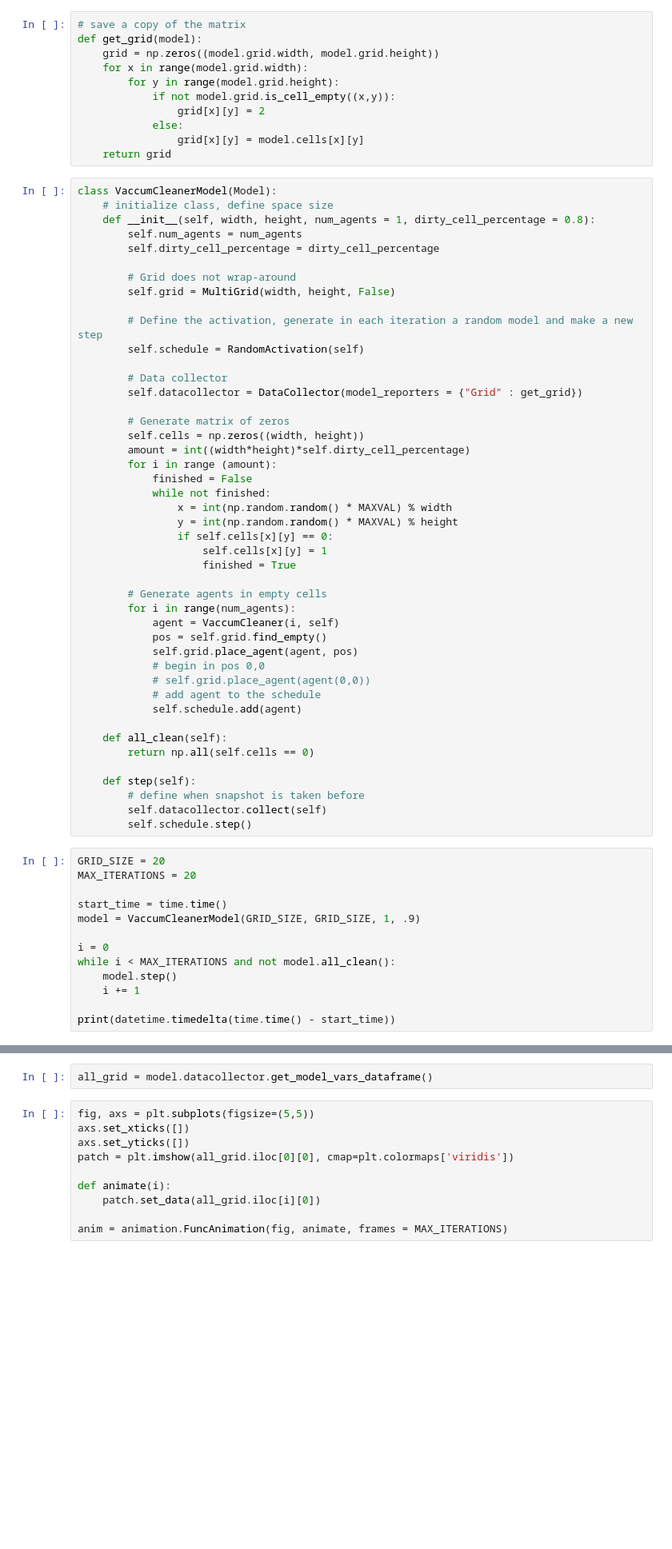
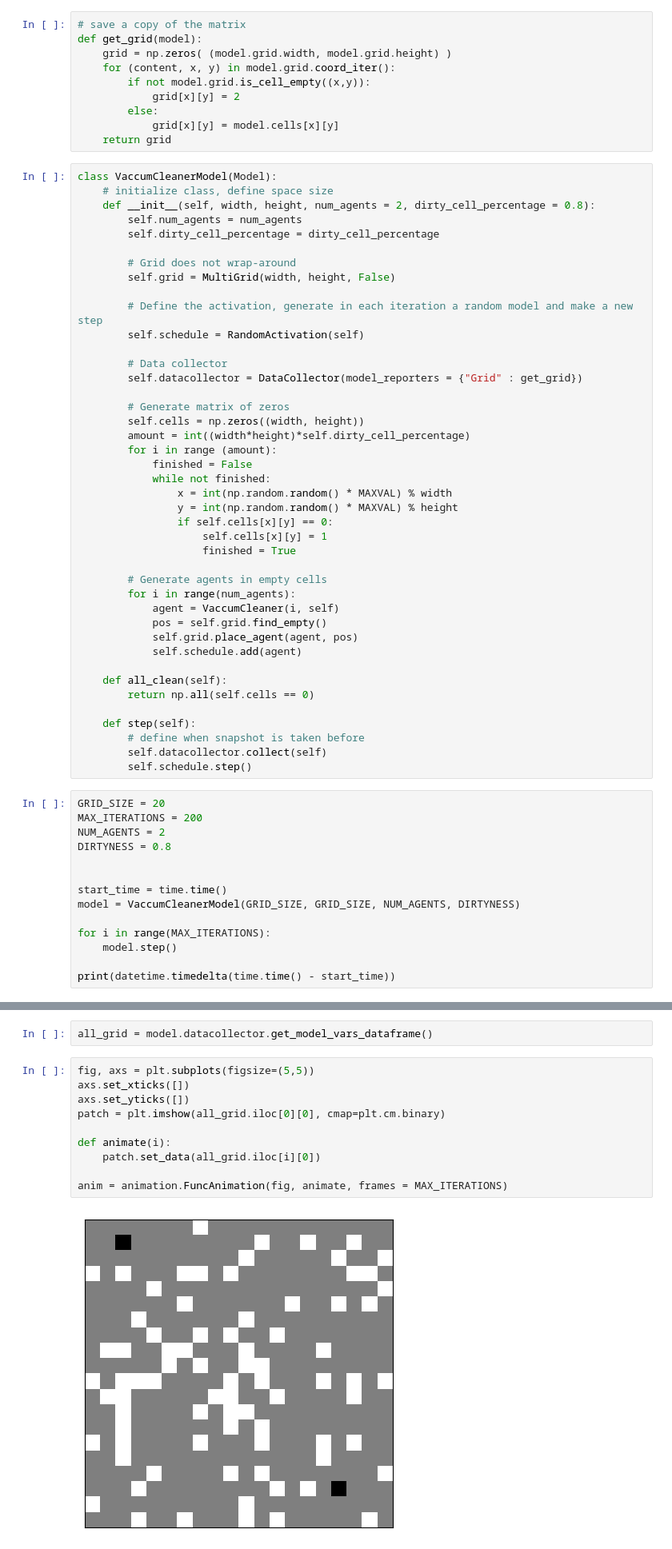
Before and after one commit to felix-rojas/graphics2023, a Jupyter notebook: Act/m1.ipynb, the cells around one changed output, grey strips where cells are left out. Shown at 80% size. Saved outputs shown, nothing was run; the diff lists cells and outputs as text; blank space fills up the shorter version.

```diff
--- a/Act/m1.ipynb
+++ b/Act/m1.ipynb
@@ -99,18 +109,17 @@ class VaccumCleaner(Agent):
 # %%
 # save a copy of the matrix
 def get_grid(model):
-    grid = np.zeros((model.grid.width, model.grid.height))
-    for x in range(model.grid.width):
-        for y in range(model.grid.height):
-            if not model.grid.is_cell_empty((x,y)):
-                grid[x][y] = 2
-            else:
-                grid[x][y] = model.cells[x][y]
+    grid = np.zeros( (model.grid.width, model.grid.height) )
+    for (content, x, y) in model.grid.coord_iter():
+        if not model.grid.is_cell_empty((x,y)):
+            grid[x][y] = 2
+        else:
+            grid[x][y] = model.cells[x][y]
     return grid
 # %%
 class VaccumCleanerModel(Model):
     # initialize class, define space size
-    def __init__(self, width, height, num_agents = 1, dirty_cell_percentage = 0.8):
+    def __init__(self, width, height, num_agents = 2, dirty_cell_percentage = 0.8):
         self.num_agents = num_agents
         self.dirty_cell_percentage = dirty_cell_percentage
 
@@ -140,9 +149,6 @@ class VaccumCleanerModel(Model):
             agent = VaccumCleaner(i, self)
             pos = self.grid.find_empty()
             self.grid.place_agent(agent, pos)
-            # begin in pos 0,0
-            # self.grid.place_agent(agent(0,0))
-            # add agent to the schedule
             self.schedule.add(agent)
 
     def all_clean(self):
@@ -154,14 +160,15 @@ class VaccumCleanerModel(Model):
         self.schedule.step()
 # %%
 GRID_SIZE = 20
-MAX_ITERATIONS = 20
+MAX_ITERATIONS = 200
+NUM_AGENTS = 2
+DIRTYNESS = 0.8
+
 
 start_time = time.time()
-model = VaccumCleanerModel(GRID_SIZE, GRID_SIZE, 1, .9)
+model = VaccumCleanerModel(GRID_SIZE, GRID_SIZE, NUM_AGENTS, DIRTYNESS)
 
-i = 0
-while i < MAX_ITERATIONS and not model.all_clean():
+for i in range(MAX_ITERATIONS):
     model.step()
-    i += 1
 
 print(datetime.timedelta(time.time() - start_time))
@@ -170,10 +179,12 @@ all_grid = model.datacollector.get_model_vars_dataframe()
 # %%
 fig, axs = plt.subplots(figsize=(5,5))
 axs.set_xticks([])
 axs.set_yticks([])
-patch = plt.imshow(all_grid.iloc[0][0], cmap=plt.colormaps['viridis'])
+patch = plt.imshow(all_grid.iloc[0][0], cmap=plt.cm.binary)
 
 def animate(i):
     patch.set_data(all_grid.iloc[i][0])
 
 anim = animation.FuncAnimation(fig, animate, frames = MAX_ITERATIONS)
+# %% [output]
+[figure, added]
```
Also changed, not shown: parts of 5 cells of this notebook, 2 other files.
